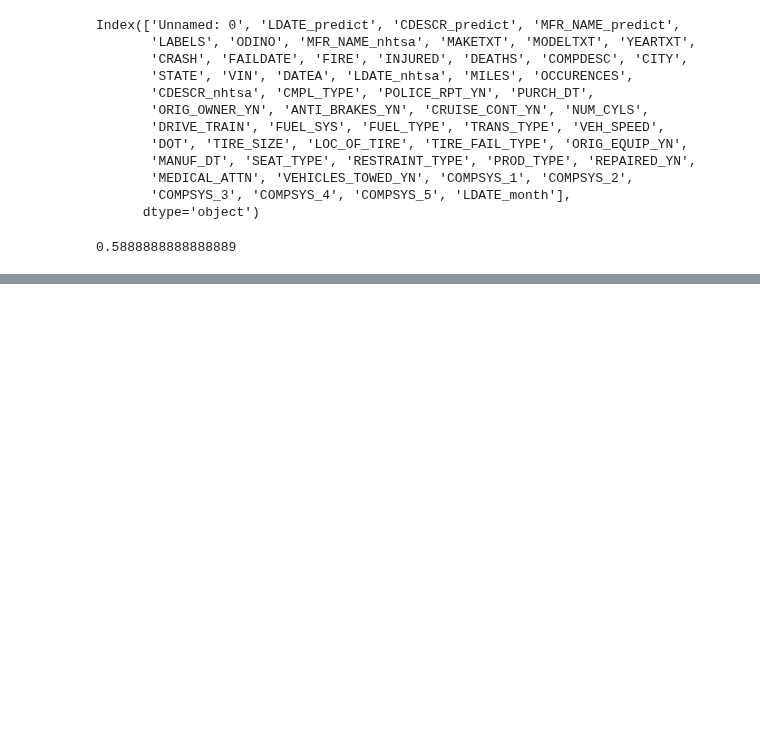
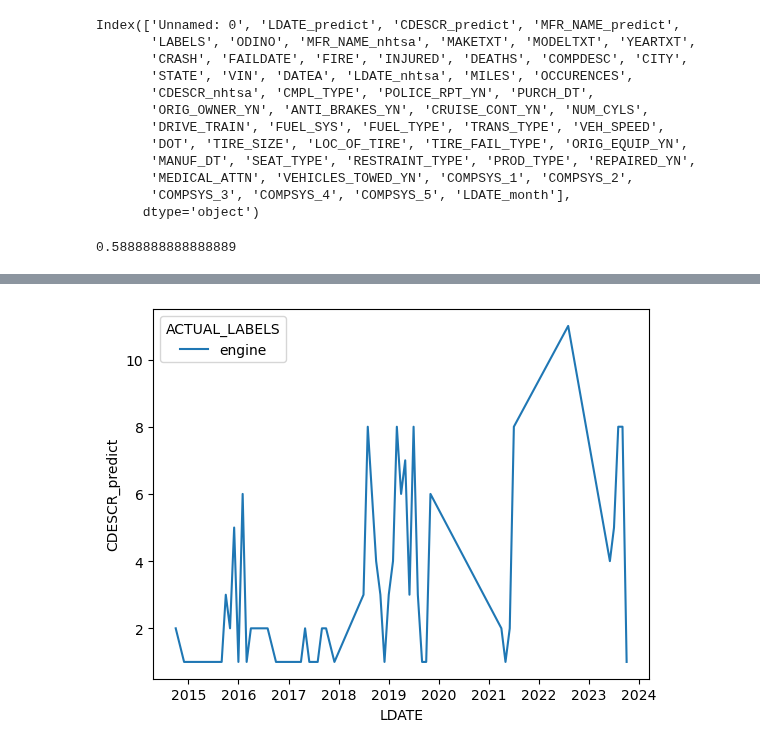
Before and after one commit to prithvidasgupta/si671, a Jupyter notebook: pm_parts_nb.ipynb, the cells around one changed output, grey strips where cells are left out. Saved outputs shown, nothing was run; the diff lists cells and outputs as text; code cells hidden in the pictures; blank space fills up the shorter version.

```diff
--- a/pm_parts_nb.ipynb
+++ b/pm_parts_nb.ipynb
@@ -1078,0 +1126,9 @@ cmpl_dates = pd.read_csv()
+# %%
+predicted_enrich["LDATE"] = pd.to_datetime(predicted_enrich["LDATE_predict"], format="mixed")
+# %%
+true_count = predicted_enrich[predicted_enrich["ACTUAL_LABELS"] == "engine"]
+true_count = true_count.groupby(by=["LDATE", "ACTUAL_LABELS"]).count()
+sns.lineplot(data=true_count, x="LDATE", y="CDESCR_predict", hue="ACTUAL_LABELS")
+plt.show()
+# %% [output]
+[figure, added]
```
Also changed, not shown: parts of 20 cells of this notebook.
